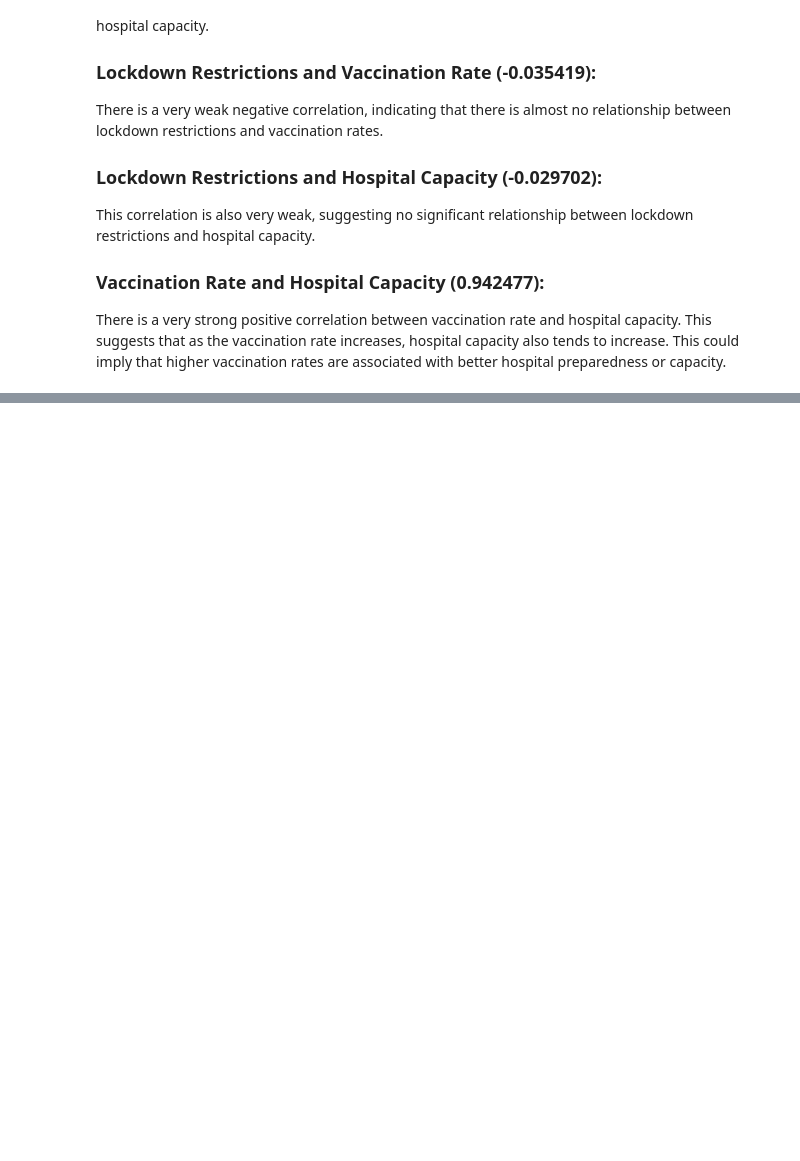
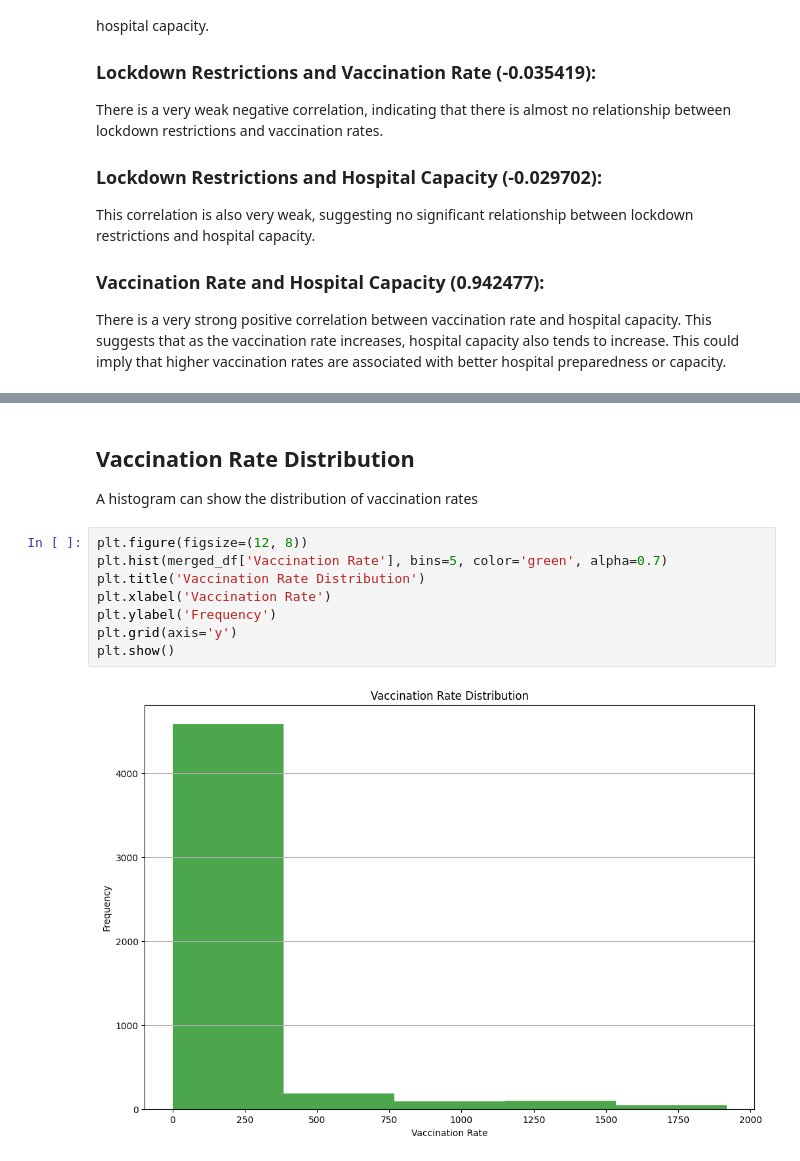
Before and after one commit to ogutu-23/Covid-19-Pandemic, a Jupyter notebook: index.ipynb, the cells around one changed output, grey strips where cells are left out. Drawn from its saved outputs; the diff is of its cells as text; blank space fills up the shorter version.

```diff
--- a/index.ipynb
+++ b/index.ipynb
@@ -606,0 +682,13 @@ There is a very strong positive correlation between vaccination rate and hospita
+# %% [markdown]
+## Vaccination Rate Distribution
+A histogram can show the distribution of vaccination rates
+# %%
+plt.figure(figsize=(12, 8))
+plt.hist(merged_df['Vaccination Rate'], bins=5, color='green', alpha=0.7)
+plt.title('Vaccination Rate Distribution')
+plt.xlabel('Vaccination Rate')
+plt.ylabel('Frequency')
+plt.grid(axis='y')
+plt.show()
+# %% [output]
+[figure, added]
```
Also changed, not shown: parts of 29 cells of this notebook.
